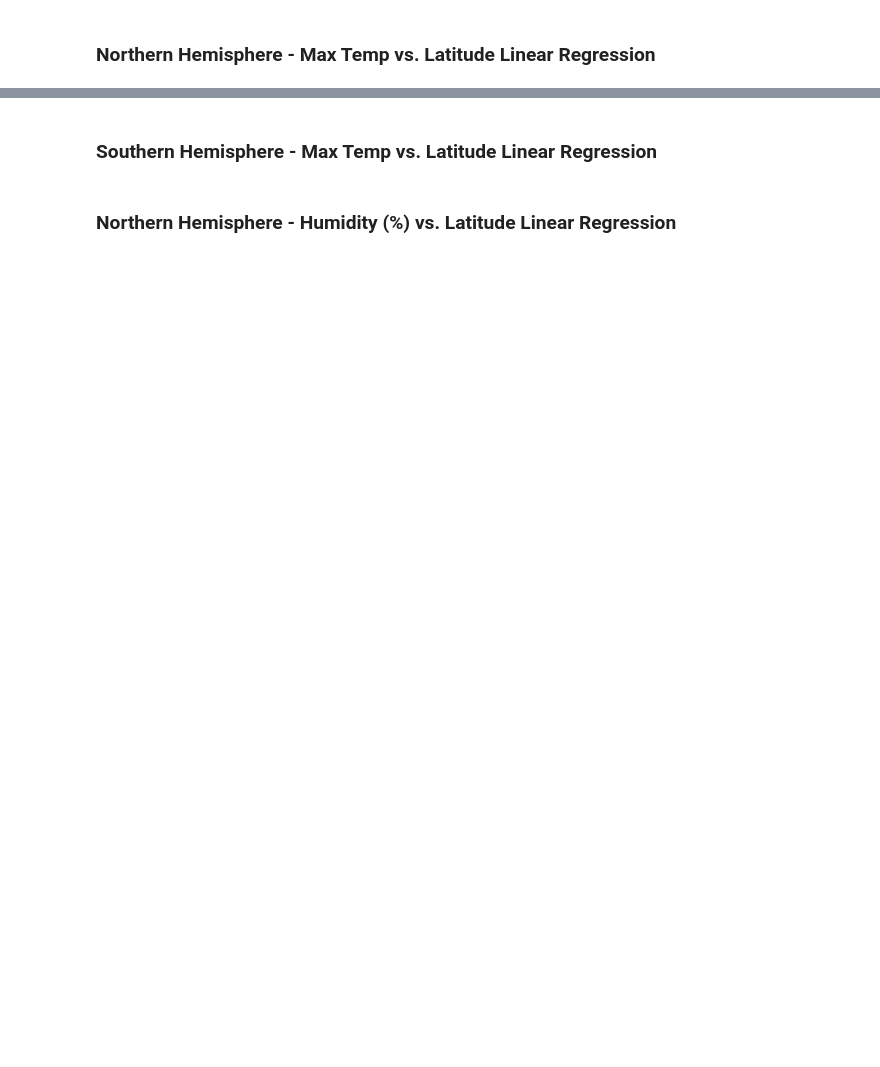
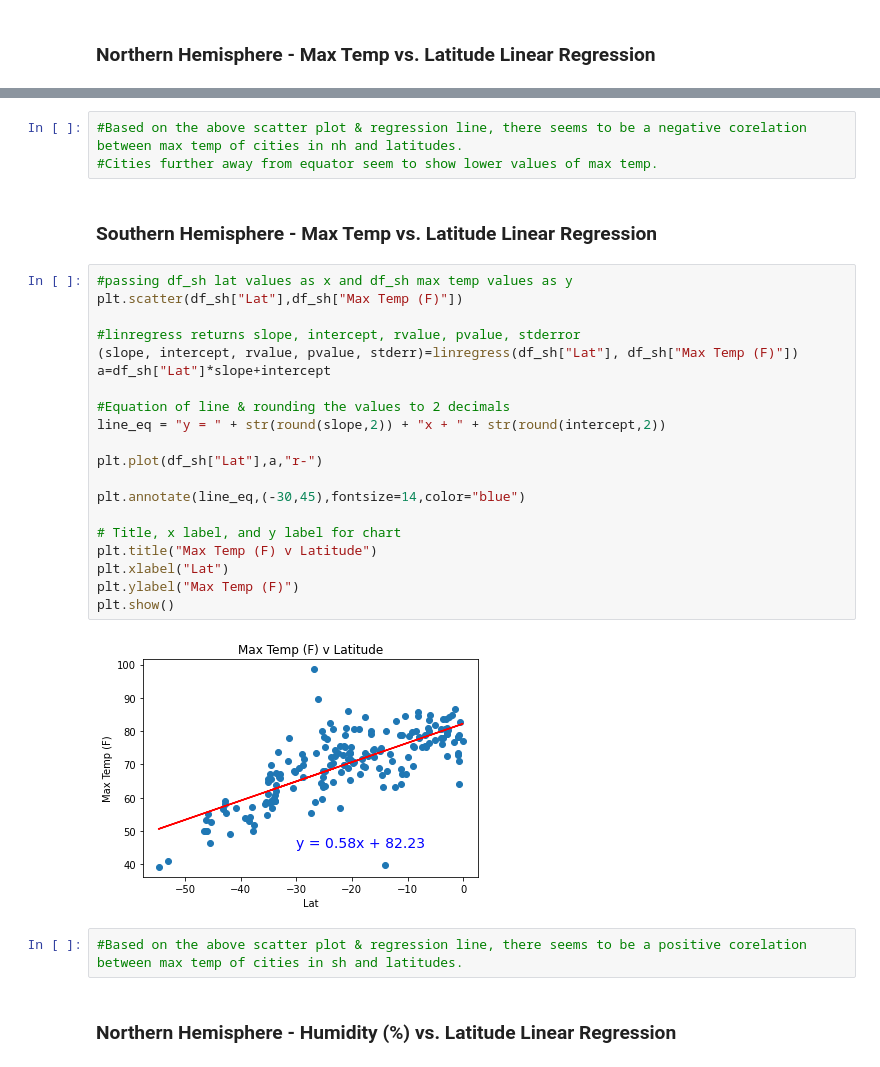
Before and after one commit to shamikasule/python-api-challenge, a Jupyter notebook: WeatherPy/WeatherPy.ipynb, the cells around one changed output, grey strips where cells are left out. Drawn from its saved outputs; the diff is of its cells as text; blank space fills up the shorter version.

```diff
--- a/WeatherPy/WeatherPy.ipynb
+++ b/WeatherPy/WeatherPy.ipynb
@@ -294,4 +301,31 @@ print(df_sh)
+# %%
+#Based on the above scatter plot & regression line, there seems to be a negative corelation between max temp of cities in nh and latitudes.
+#Cities further away from equator seem to show lower values of max temp.
 # %% [markdown]
 ###  Southern Hemisphere - Max Temp vs. Latitude Linear Regression
+# %%
+#passing df_sh lat values as x and df_sh max temp values as y
+plt.scatter(df_sh["Lat"],df_sh["Max Temp (F)"])
+
+#linregress returns slope, intercept, rvalue, pvalue, stderror
+(slope, intercept, rvalue, pvalue, stderr)=linregress(df_sh["Lat"], df_sh["Max Temp (F)"])
+a=df_sh["Lat"]*slope+intercept
+
+#Equation of line & rounding the values to 2 decimals
+line_eq = "y = " + str(round(slope,2)) + "x + " + str(round(intercept,2))
+
+plt.plot(df_sh["Lat"],a,"r-")
+
+plt.annotate(line_eq,(-30,45),fontsize=14,color="blue")
+
+# Title, x label, and y label for chart
+plt.title("Max Temp (F) v Latitude")
+plt.xlabel("Lat")
+plt.ylabel("Max Temp (F)")
+plt.show()
+# %% [output]
+[figure, added]
+# %%
+#Based on the above scatter plot & regression line, there seems to be a positive corelation between max temp of cities in sh and latitudes.
 # %% [markdown]
 ###  Northern Hemisphere - Humidity (%) vs. Latitude Linear Regression
```
Also changed, not shown: parts of 35 cells of this notebook, 13 other files.
